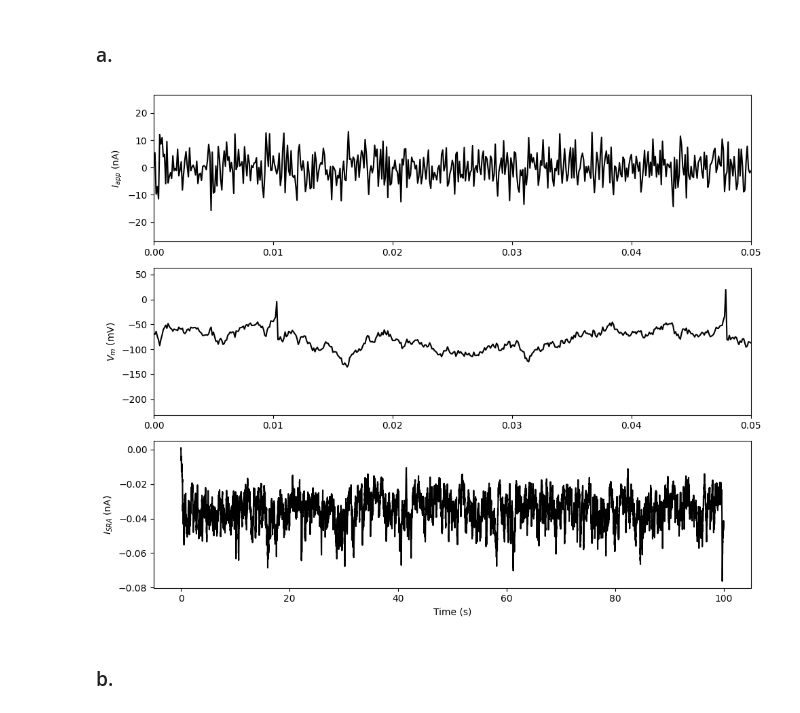
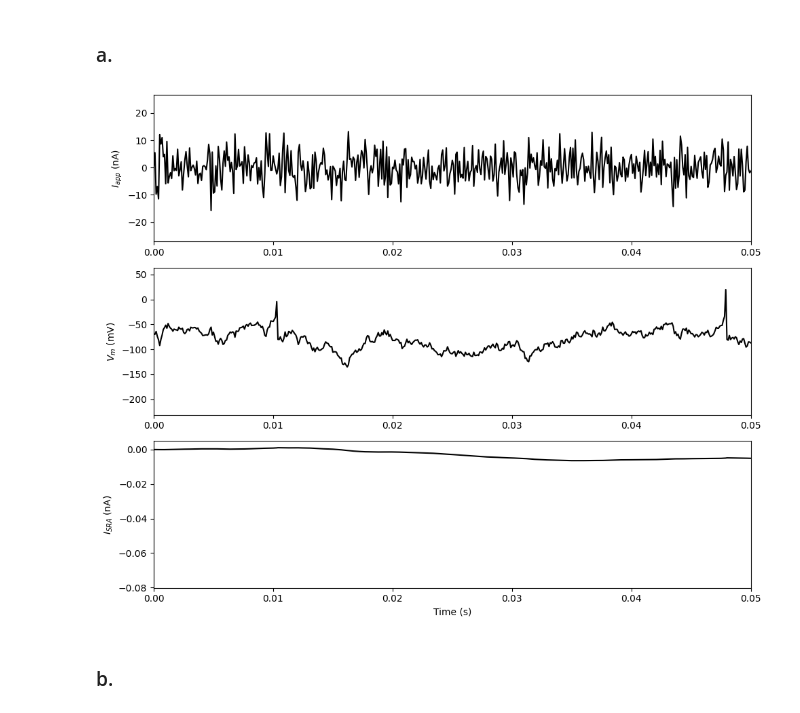
Before and after one commit to d-domeniconi/individual_spike_trains, a Jupyter notebook: tut/aelif_sim.ipynb, the cells around one changed output. Saved outputs shown, nothing was run; the diff lists cells and outputs as text; code cells hidden in the pictures.

```diff
--- a/aelif_sim.ipynb
+++ b/tut/aelif_sim.ipynb
@@ -185,7 +185,7 @@ Vmax = 50e-3         # Spike detection/cropping voltage
 dt = 0.02e-3            # Time step (s)
 tmax = 40000*5e-3             # Total simulation time (s)
 
-data = np.load(f'data/tut_data_3_1_{seed}.npz') # Load the data from the .npz file
+data = np.load(f'data/tut_3_1/tut_data_3_1_{seed}.npz') # Load the data from the .npz file
 t = data['t']
 I = data['I']
 
@@ -253,7 +253,7 @@ for j in range(len(t) - 1):
 tut = '3_1'
 info = f'{tut}_{seed}'
 
-np.savez(f'data/aelif_data_{info}.npz', t=t, v=v_3_1, w=w, I=I, spikes=spikes_3_1)
+np.savez(f'data/tut_3_1/aelif_data_{info}.npz', t=t, v=v_3_1, w=w, I=I, spikes=spikes_3_1)
 
 # ============================================================
 # Plotting
@@ -418,7 +418,7 @@ for j in range(len(t) - 1):
 tut = '3_2'
 info = f'{tut}_{seed}'
 
-np.savez(f'data/aelif_data_{info}.npz', t=t, v=v, w=w, I=I, spikes=spikes_3_2)
+np.savez(f'data/tut_3_2/aelif_data_{info}.npz', t=t, v=v, w=w, I=I, spikes=spikes_3_2)
 
 # ============================================================
 # Plotting
@@ -441,35 +441,35 @@ plt.xlim(0, 0.05)
 
 # ------------------------------------------------------------
 # Membrane voltage
 # ------------------------------------------------------------
 
 plt.subplot(3, 1, 2)
 
 plt.plot(t, 1000 * v, 'k')
 
 plt.ylabel(r'$V_m$ (mV)')
 
 plt.xlim(0, 0.05)
 #plt.ylim(-15000, 60)
 
 # ------------------------------------------------------------
 # Adaptation current
 # ------------------------------------------------------------
 
 plt.subplot(3, 1, 3)
 
 plt.plot(t, 1e9 * w, 'k')
 
 plt.xlabel('Time (s)')
 plt.ylabel(r'$I_{SRA}$ (nA)')
 
-#plt.xlim(0, 0.05)
+plt.xlim(0, 0.05)
 
 plt.tight_layout()
 
 plt.show()
 # %% [output]
-[figure, old version]
+[figure, new version]
 # %% [markdown]
 ### b.
 # %%
```
Also changed, not shown: parts of 4 cells of this notebook, 7 other files.
